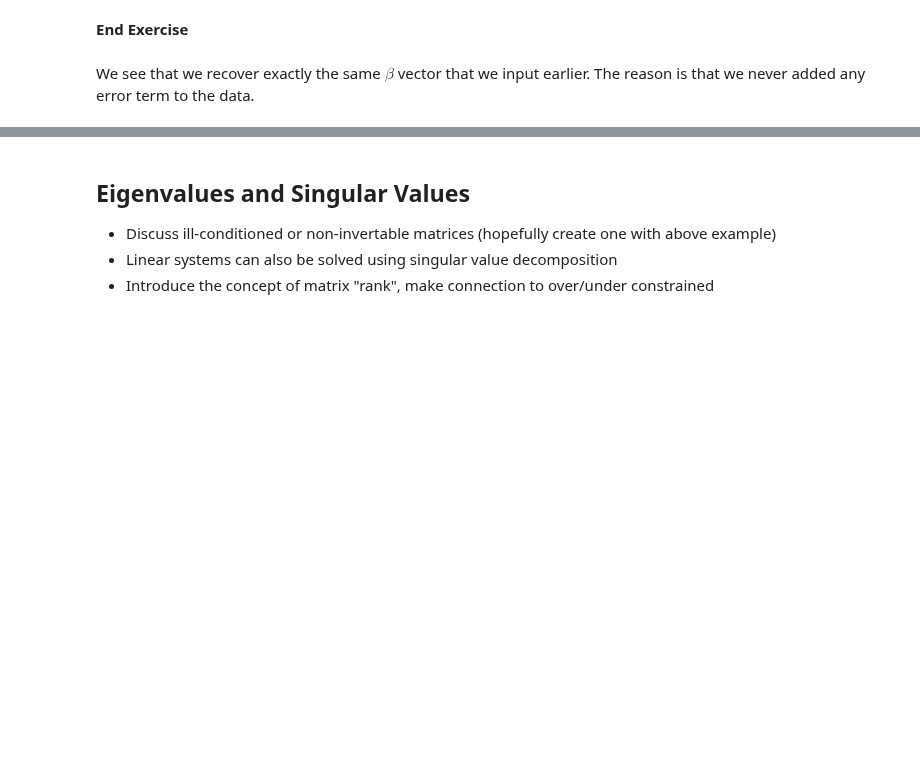
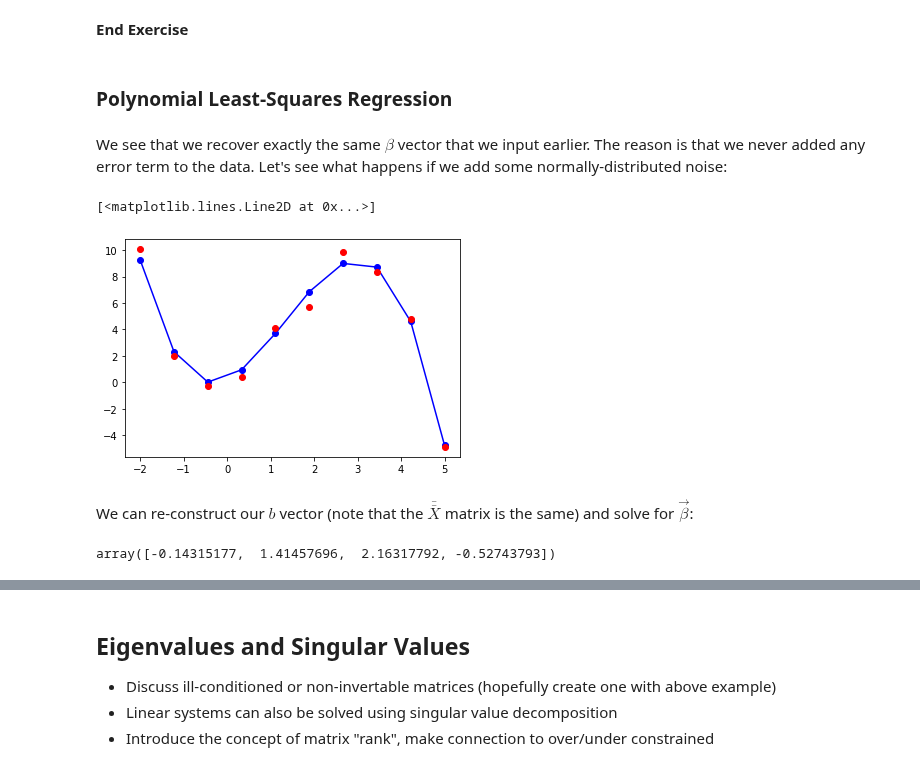
Before and after one commit to medford-group/data_analytics_for_engineers, a Jupyter notebook: modules/0-foundations/foundations.ipynb, the cells around one changed output, grey strips where cells are left out. Drawn from its saved outputs; the diff is of its cells as text; code cells hidden in the pictures; blank space fills up the shorter version.

```diff
--- a/modules/0-foundations/foundations.ipynb
+++ b/modules/0-foundations/foundations.ipynb
@@ -528,5 +528,25 @@ False
 When the block above returns `True` your function is working correctly.
 # %% [markdown]
 **End Exercise**
+# %% [markdown]
+### Polynomial Least-Squares Regression
 # %% [markdown]
-We see that we recover exactly the same $\beta$ vector that we input earlier. The reason is that we never added any error term to the data.
+We see that we recover exactly the same $\beta$ vector that we input earlier. The reason is that we never added any error term to the data. Let's see what happens if we add some normally-distributed noise:
+# %%
+np.random.seed(1)
+stdev = 0.5
+y_noisy = y_linalg + np.random.normal(0,stdev,len(y_linalg))
+fig,ax = plt.subplots()
+ax.plot(x,y_linalg, '-ob')
+ax.plot(x,y_noisy, 'or')
+# %% [output]
+[<matplotlib.lines.Line2D at 0x...>]
+[figure, added]
+# %% [markdown]
+We can re-construct our $b$ vector (note that the $\bar{\bar{X}}$ matrix is the same) and solve for $\vec{\beta}$:
+# %%
+b = np.dot(X.T, y_noisy)
+beta_noisy = np.linalg.solve(A, b)
+beta_noisy
+# %% [output]
+array([-0.14315177,  1.41457696,  2.16317792, -0.52743793])
```
Also changed, not shown: parts of 62 cells of this notebook, 3 other files.
